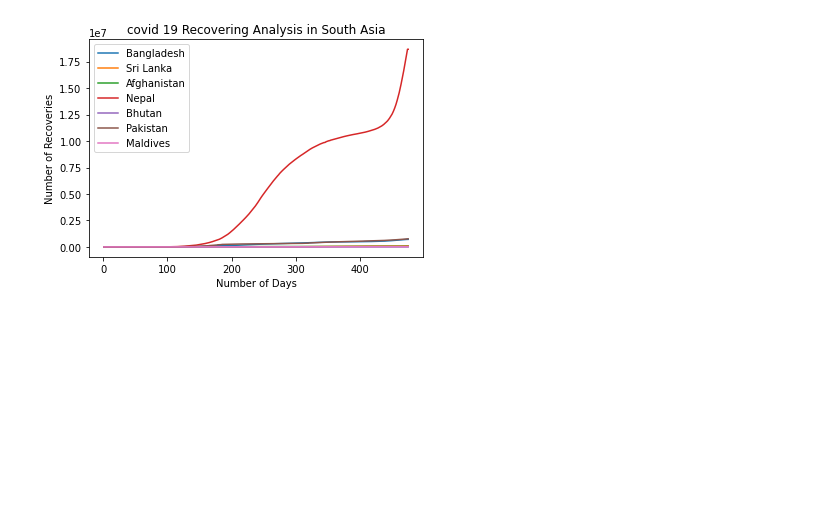
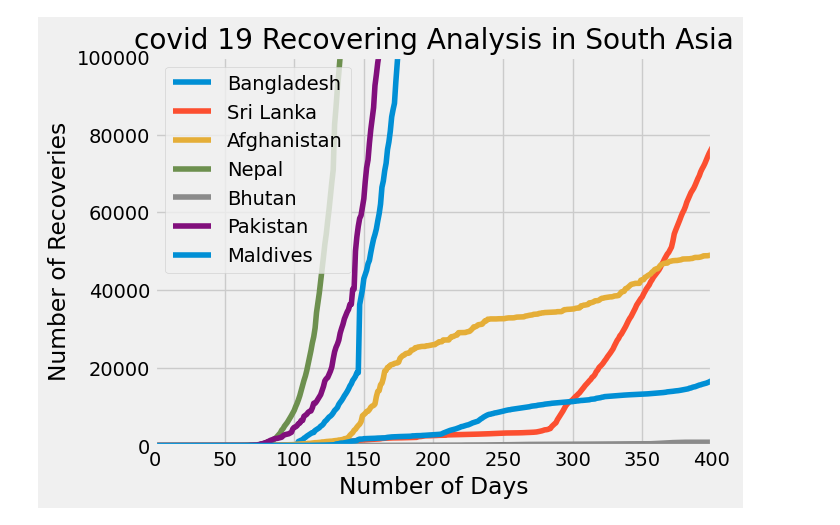
Before and after one commit to Navoda-kesh/CoLab-works, a Jupyter notebook: covid19.ipynb, the cells around one changed output. Drawn from its saved outputs; the diff is of its cells as text; code cells hidden in the pictures; blank space fills up the shorter version.

```diff
--- a/covid19.ipynb
+++ b/covid19.ipynb
@@ -3,35 +3,38 @@
 # %%
 import pandas as pd
 from  matplotlib import pyplot as plt
-plt.rcdefaults
+plt.rcdefaults()
+plt.style.use('fivethirtyeight')
 
 data=pd.read_csv('covid19_recovered_southAsia.csv')
 daycount=data['Days']
 
 
 BD=data['Bangladesh']
 SL=data['Sri Lanka']
 AG=data['Afghanistan']
 ID=data['India']
 NL=data['Nepal']
 BT=data['Bhutan']
 PK=data['Pakistan']
 ML=data['Maldives']
 
 plt.plot(daycount,BD,Label="Bangladesh")
 plt.plot(daycount,SL,Label="Sri Lanka")
 plt.plot(daycount,AG,Label="Afghanistan")
 plt.plot(daycount,ID,Label="Nepal")
 plt.plot(daycount,BT,Label="Bhutan")
 plt.plot(daycount,PK,Label="Pakistan")
 plt.plot(daycount,ML,Label="Maldives")
 
 
 plt.legend()
 plt.title('covid 19 Recovering Analysis in South Asia')
 plt.ylabel('Number of Recoveries')
 plt.xlabel('Number of Days')
 plt.savefig("plot.png")
+plt.xlim(0,400)
+plt.ylim(0,100000)
 plt.show()
 # %% [output]
-[figure, old version]
+[figure, new version]
```
